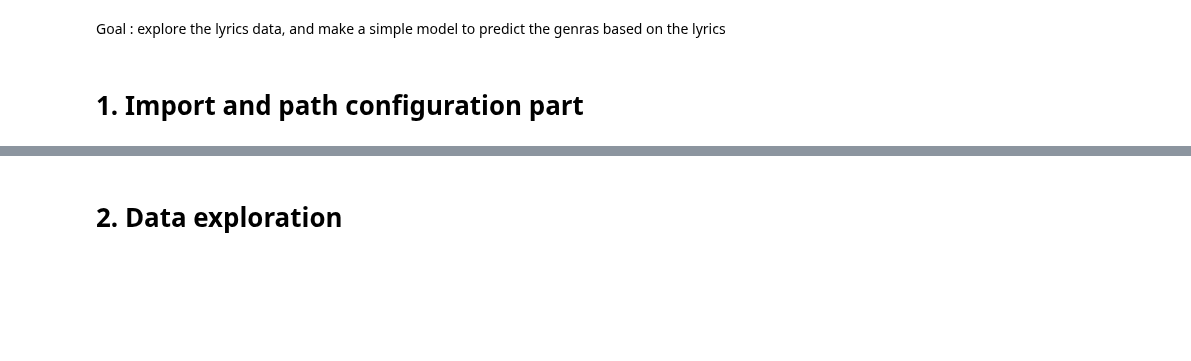
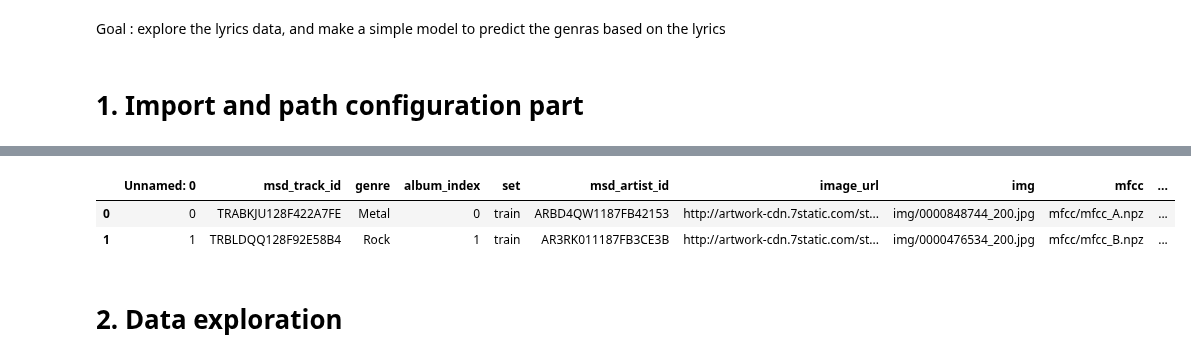
Before and after one commit to klegoff/AlbumClassification, a Jupyter notebook: src/monomodal_text.ipynb, the cells around one changed output, grey strips where cells are left out. Saved outputs shown, nothing was run; the diff lists cells and outputs as text; code cells hidden in the pictures; blank space fills up the shorter version.

Commit message:
Add current work on monomodal models for lyrics, image and audio

```diff
--- a/src/monomodal_text.ipynb
+++ b/src/monomodal_text.ipynb
@@ -20,6 +21,11 @@ from models import *
 from utils import *
 # %%
 msdi = get_msdi_dataframe("")
+msdi.head(2)
+# %% [output]
+|  | Unnamed: 0 | msd_track_id | genre | album_index | set | msd_artist_id | image_url | img | mfcc | ... |
+| 0 | 0 | TRABKJU128F422A7FE | Metal | 0 | train | ARBD4QW1187FB42153 | http://artwork-cdn.7static.com/st... | img/0000848744_200.jpg | mfcc/mfcc_A.npz | ... |
+| 1 | 1 | TRBLDQQ128F92E58B4 | Rock | 1 | train | AR3RK011187FB3CE3B | http://artwork-cdn.7static.com/st... | img/0000476534_200.jpg | mfcc/mfcc_B.npz | ... |
 # %% [markdown]
 # 2. Data exploration
 # %%
```
Also changed, not shown: parts of 12 cells of this notebook, 3 other files.
